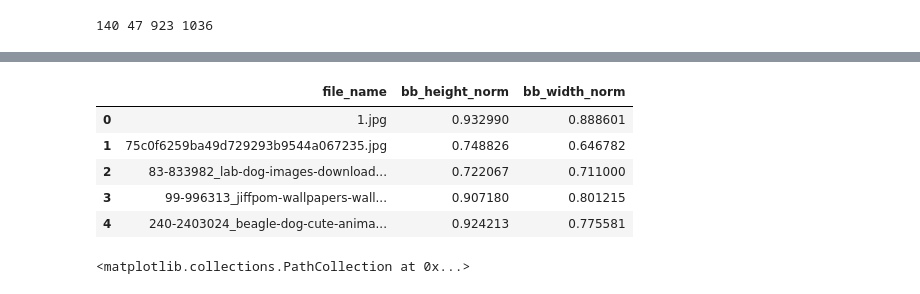
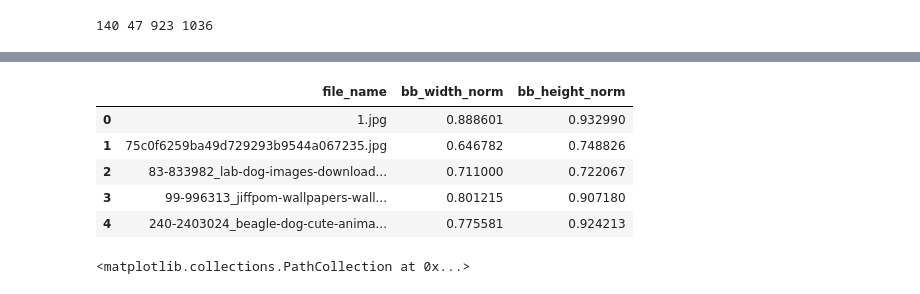
Before and after one commit to Sanket-DataEnt/CNN, a Jupyter notebook: EVA/Assignment12/Assignment12A/Dogs_Class.ipynb, the cells around one changed output, grey strips where cells are left out. Drawn from its saved outputs; the diff is of its cells as text; code cells hidden in the pictures.

```diff
--- a/EVA/Assignment12/Assignment12A/Dogs_Class.ipynb
+++ b/EVA/Assignment12/Assignment12A/Dogs_Class.ipynb
@@ -126,13 +126,13 @@ df.shape
 # %%
-df_updated = df[['file_name','bb_height_norm','bb_width_norm']]
+df_updated = df[['file_name','bb_width_norm','bb_height_norm']]
 df_updated.head()
 # %% [output]
-|  | file_name | bb_height_norm | bb_width_norm |
-| 0 | 1.jpg | 0.932990 | 0.888601 |
-| 1 | 75c0f6259ba49d729293b9544a067235.jpg | 0.748826 | 0.646782 |
-| 2 | 83-833982_lab-dog-images-download... | 0.722067 | 0.711000 |
-| 3 | 99-996313_jiffpom-wallpapers-wall... | 0.907180 | 0.801215 |
-| 4 | 240-2403024_beagle-dog-cute-anima... | 0.924213 | 0.775581 |
+|  | file_name | bb_width_norm | bb_height_norm |
+| 0 | 1.jpg | 0.888601 | 0.932990 |
+| 1 | 75c0f6259ba49d729293b9544a067235.jpg | 0.646782 | 0.748826 |
+| 2 | 83-833982_lab-dog-images-download... | 0.711000 | 0.722067 |
+| 3 | 99-996313_jiffpom-wallpapers-wall... | 0.801215 | 0.907180 |
+| 4 | 240-2403024_beagle-dog-cute-anima... | 0.775581 | 0.924213 |
 # %%
 plt.scatter(x=df_updated['bb_width_norm'],y=df_updated['bb_height_norm'])
 # %% [output]
```
Also changed, not shown: parts of 4 cells of this notebook, 1 other file.
